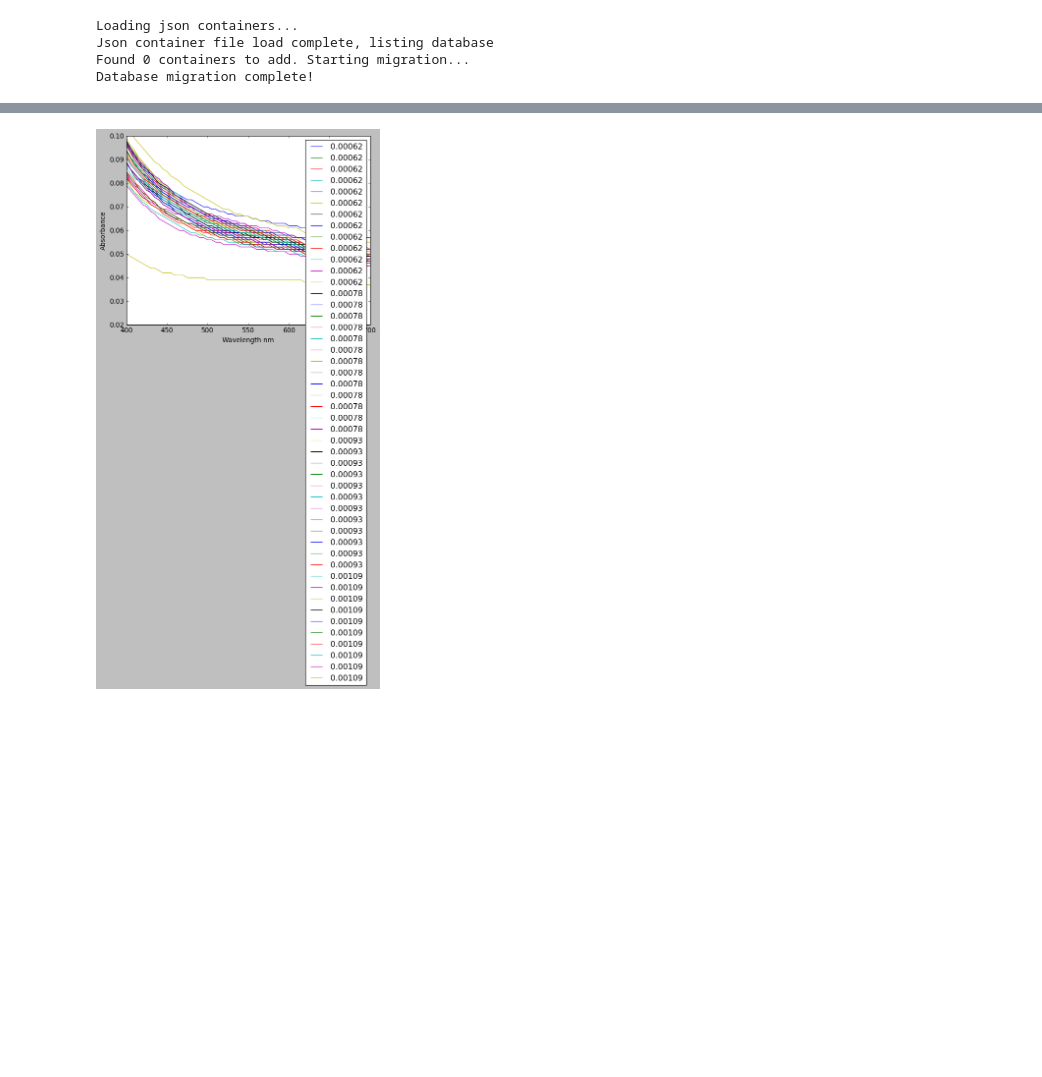
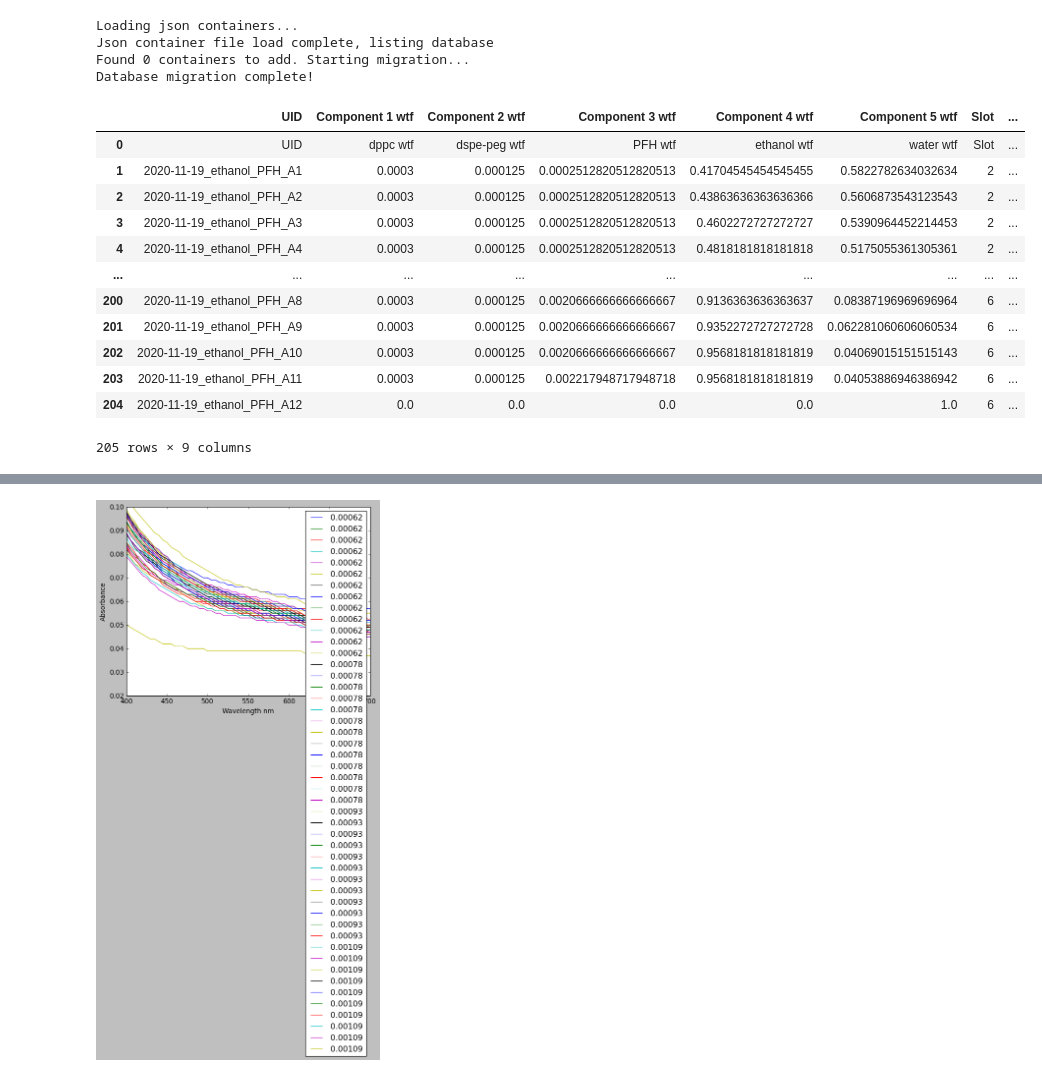
Before and after one commit to pozzo-research-group/OT2Protocols, a Jupyter notebook: ot2protocol/Ouzo_OT2_Sampling/open and combine-Copy1.ipynb, the cells around one changed output, grey strips where cells are left out. Saved outputs shown, nothing was run; the diff lists cells and outputs as text; code cells hidden in the pictures; blank space fills up the shorter version.

```diff
--- a/ot2protocol/Ouzo_OT2_Sampling/open and combine-Copy1.ipynb
+++ b/ot2protocol/Ouzo_OT2_Sampling/open and combine-Copy1.ipynb
@@ -45,0 +37,17 @@ def wavelength_absorbances(uv_df):
+# %%
+# make it find the blank position from sample_info
+sample_info
+# %% [output]
+|  | UID | Component 1 wtf | Component 2 wtf | Component 3 wtf | Component 4 wtf | Component 5 wtf | Slot | ... |
+| 0 | UID | dppc wtf | dspe-peg wtf | PFH wtf | ethanol wtf | water wtf | Slot | ... |
+| 1 | 2020-11-19_ethanol_PFH_A1 | 0.0003 | 0.000125 | 0.0002512820512820513 | 0.41704545454545455 | 0.5822782634032634 | 2 | ... |
+| 2 | 2020-11-19_ethanol_PFH_A2 | 0.0003 | 0.000125 | 0.0002512820512820513 | 0.43863636363636366 | 0.5606873543123543 | 2 | ... |
+| 3 | 2020-11-19_ethanol_PFH_A3 | 0.0003 | 0.000125 | 0.0002512820512820513 | 0.4602272727272727 | 0.5390964452214453 | 2 | ... |
+| 4 | 2020-11-19_ethanol_PFH_A4 | 0.0003 | 0.000125 | 0.0002512820512820513 | 0.4818181818181818 | 0.5175055361305361 | 2 | ... |
+| ... | ... | ... | ... | ... | ... | ... | ... | ... |
+| 200 | 2020-11-19_ethanol_PFH_A8 | 0.0003 | 0.000125 | 0.0020666666666666667 | 0.9136363636363637 | 0.08387196969696964 | 6 | ... |
+| 201 | 2020-11-19_ethanol_PFH_A9 | 0.0003 | 0.000125 | 0.0020666666666666667 | 0.9352272727272728 | 0.062281060606060534 | 6 | ... |
+| 202 | 2020-11-19_ethanol_PFH_A10 | 0.0003 | 0.000125 | 0.0020666666666666667 | 0.9568181818181819 | 0.04069015151515143 | 6 | ... |
+| 203 | 2020-11-19_ethanol_PFH_A11 | 0.0003 | 0.000125 | 0.002217948717948718 | 0.9568181818181819 | 0.04053886946386942 | 6 | ... |
+| 204 | 2020-11-19_ethanol_PFH_A12 | 0.0 | 0.0 | 0.0 | 0.0 | 1.0 | 6 | ... |
+205 rows × 9 columns
```
Also changed, not shown: parts of 12 cells of this notebook, 1 other file.
